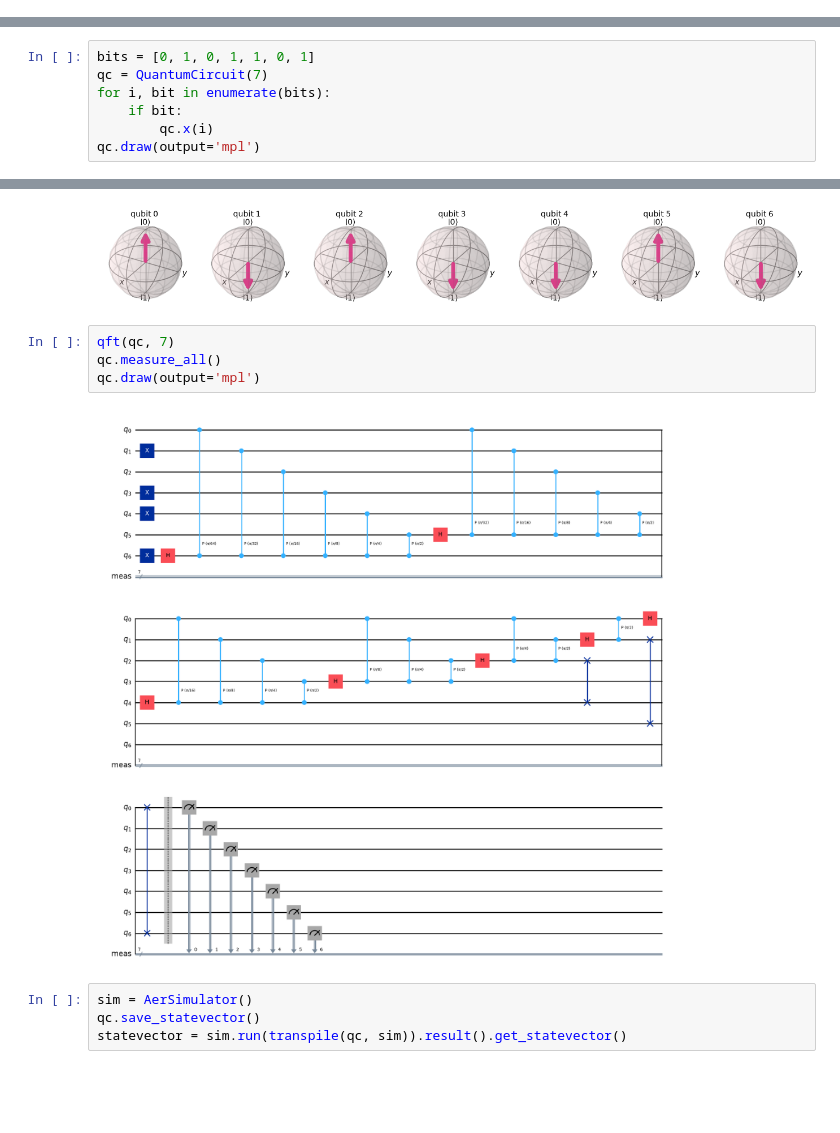
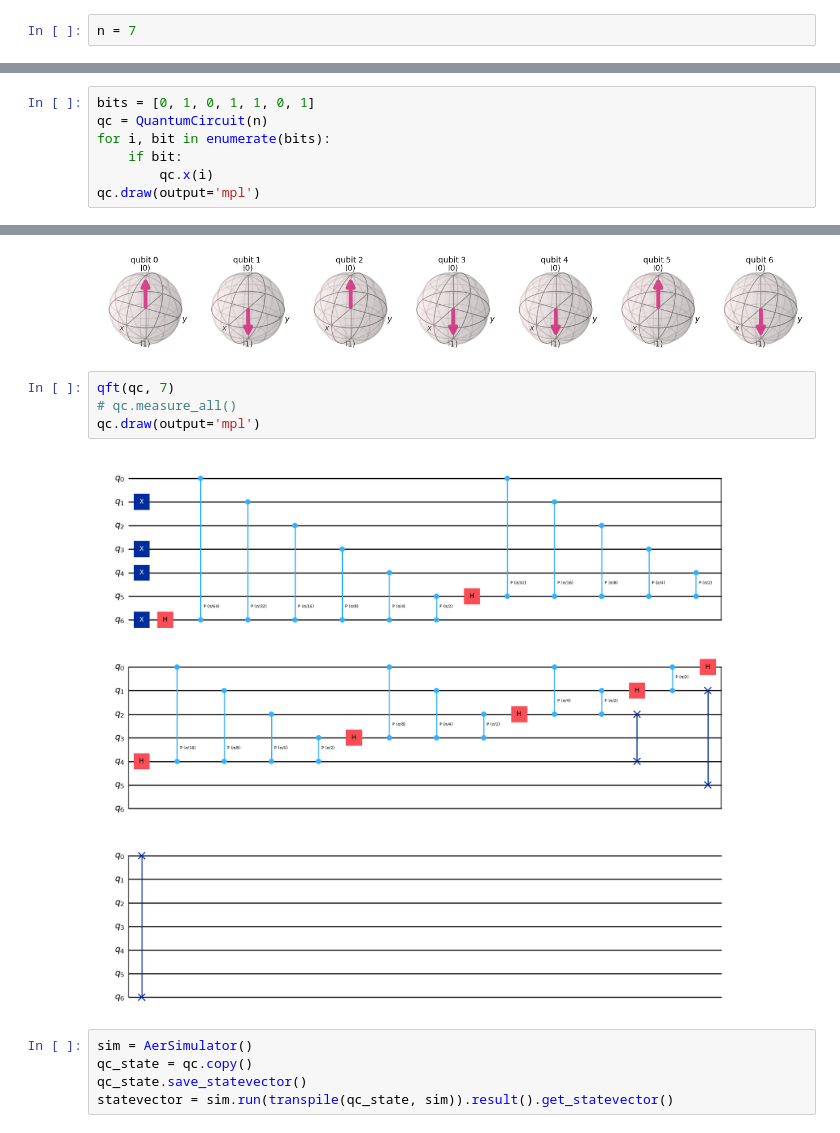
Before and after one commit to Hr15h1/qc_lab, a Jupyter notebook: qft.ipynb, the cells around one changed output, grey strips where cells are left out. Drawn from its saved outputs; the diff is of its cells as text; blank space fills up the shorter version.

```diff
--- a/qft.ipynb
+++ b/qft.ipynb
@@ -15,4 +15,6 @@ def qft_rotations(circuit, n):
         circuit.cp(pi / 2 ** (n - qubit), qubit, n)
 
     qft_rotations(circuit, n)
+# %%
+n = 7
 # %%
@@ -39,7 +41,7 @@ qc.draw(output='mpl')
 [figure]
 # %%
 bits = [0, 1, 0, 1, 1, 0, 1]
-qc = QuantumCircuit(7)
+qc = QuantumCircuit(n)
 for i, bit in enumerate(bits):
     if bit:
         qc.x(i)
@@ -56,14 +58,15 @@ plot_bloch_multivector(state_vector)
 [figure]
 # %%
 qft(qc, 7)
-qc.measure_all()
+# qc.measure_all()
 qc.draw(output='mpl')
 # %% [output]
-[figure, old version]
+[figure, new version]
 # %%
 sim = AerSimulator()
-qc.save_statevector()
-statevector = sim.run(transpile(qc, sim)).result().get_statevector()
+qc_state = qc.copy()
+qc_state.save_statevector()
+statevector = sim.run(transpile(qc_state, sim)).result().get_statevector()
 # %%
 plot_bloch_multivector(statevector)
 # %% [output]
```
Also changed, not shown: parts of 7 cells of this notebook, 1 other file.
